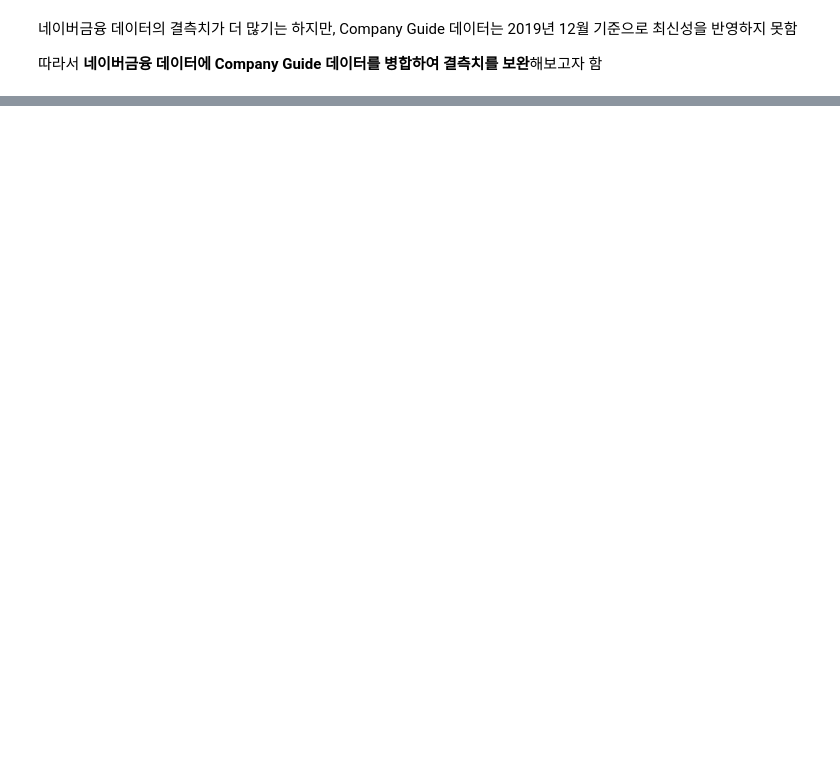
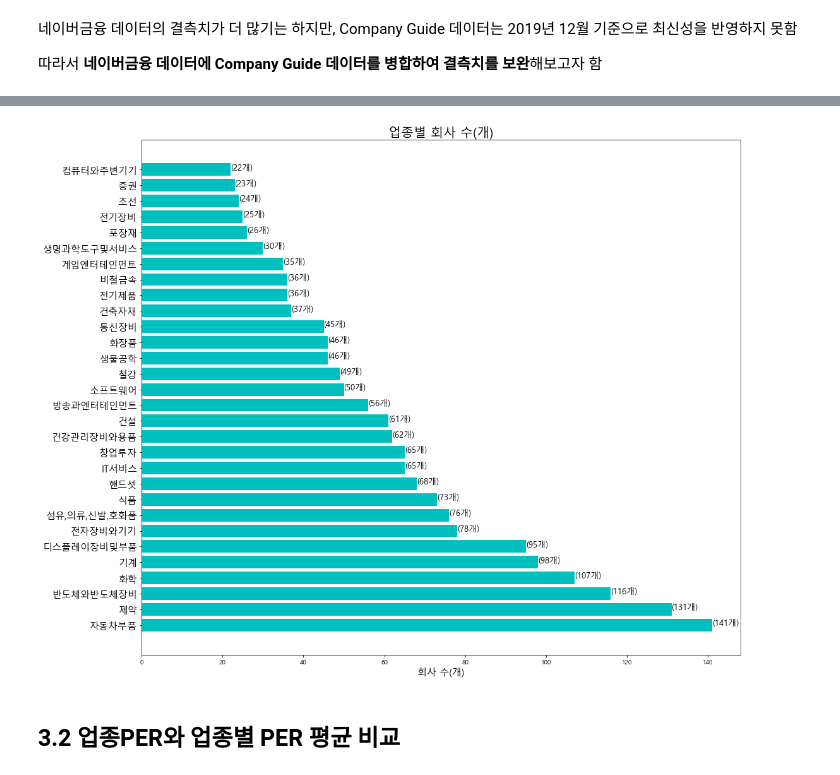
Before and after one commit to CSJ516/Investment_Portfolio_project, a Jupyter notebook: 02.업종별 EDA.ipynb, the cells around one changed output, grey strips where cells are left out. Drawn from its saved outputs; the diff is of its cells as text; code cells hidden in the pictures; blank space fills up the shorter version.

```diff
--- a/02.업종별 EDA.ipynb
+++ b/02.업종별 EDA.ipynb
@@ -86,0 +96,4 @@ fnguide_idx = data[data['PER'].isnull()].index
+# %%
+# 네이버금융 PER 결측치 (공통 결측치 제외)
+per_idx = list(set(naver_per) - set(fnguide_per))
+len(per_idx)
@@ -86,0 +102,7 @@ fnguide_idx = data[data['PER'].isnull()].index
+# %%
+naver_pbr = data2[data2['PBR'].isnull()].index
+fnguide_pbr = data[data['PBR'].isnull()].index
+# %%
+# 네이버금융 PBR 결측치 (공통 결측치 제외)
+pbr_idx = list(set(naver_pbr) - set(fnguide_pbr))
+len(pbr_idx)
@@ -86,0 +111,13 @@ fnguide_idx = data[data['PER'].isnull()].index
+# %%
+import warnings
+warnings.filterwarnings('ignore')
+
+data3 = data2.copy()
+
+# 네이버금융 데이터 결측치 수정
+for i in 업종per_idx:
+    data3['업종PER'][i] = data['업종PER'][i]
+for i in per_idx:
+    data3['PER'][i] = data['PER'][i]
+for i in pbr_idx:
+    data3['PBR'][i] = data['PBR'][i]
@@ -86,0 +151,19 @@ fnguide_idx = data[data['PER'].isnull()].index
+# %%
+attr = data3['업종2'].value_counts().iloc[:30].index
+v1 = data3['업종2'].value_counts().iloc[:30]
+
+plt.figure(figsize=(17,15))
+plt.barh(attr, v1, tick_label=attr, color='c')
+plt.title('업종별 회사 수(개)', fontsize=20)
+plt.xlabel('회사 수(개)',fontsize=15)
+plt.yticks(fontsize=15)
+
+for i in range(len(attr)):
+    detail = '(%d개)'%v1[i]
+    plt.text(v1[i], attr[i], detail, fontsize=13)
+
+plt.show()
+# %% [output]
+[figure, added]
+# %% [markdown]
+## 3.2 업종PER와 업종별 PER 평균 비교
```
Also changed, not shown: parts of 16 cells of this notebook, 1 other file.
